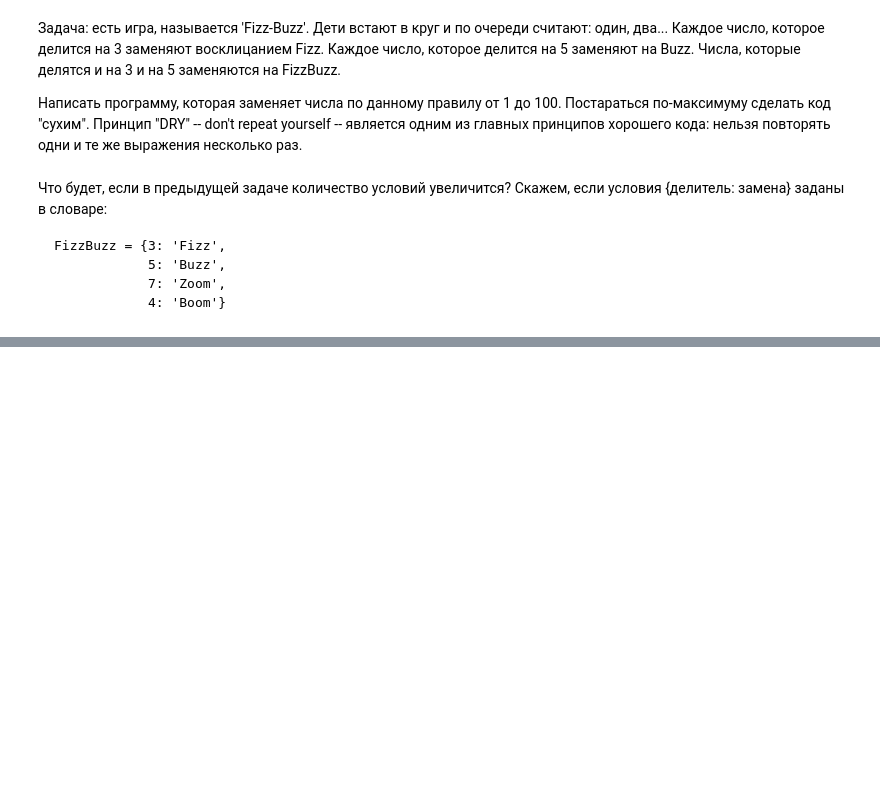
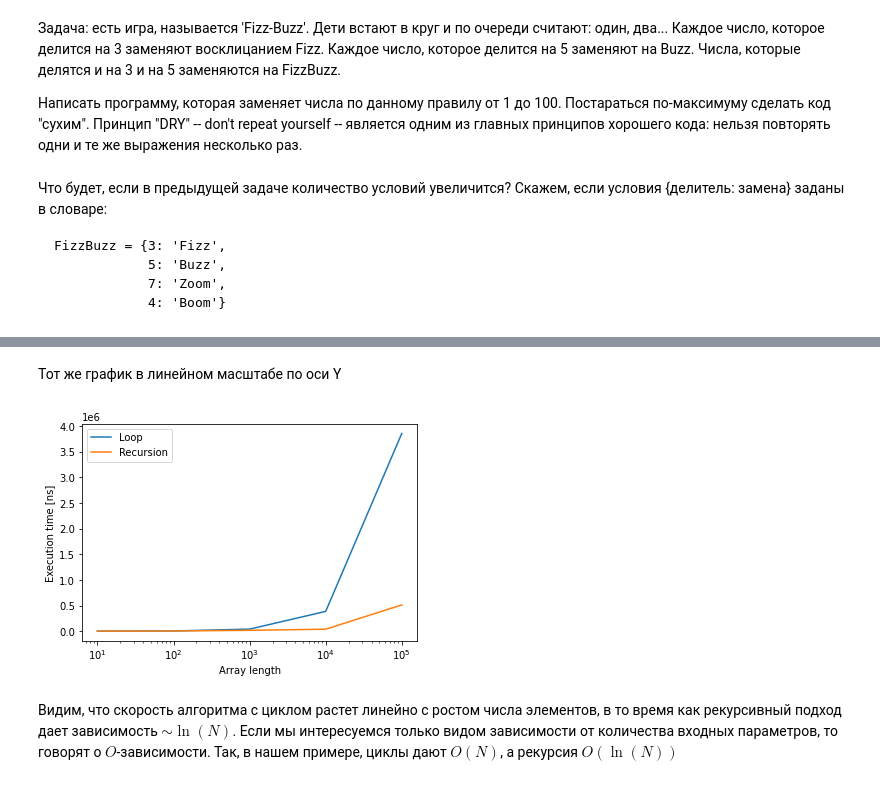
Before and after one commit to MStolpovskiy/PythonBasics, a Jupyter notebook: pb03_functions.ipynb, the cells around one changed output, grey strips where cells are left out. Saved outputs shown, nothing was run; the diff lists cells and outputs as text; code cells hidden in the pictures; blank space fills up the shorter version.

```diff
--- a/pb03_functions.ipynb
+++ b/pb03_functions.ipynb
@@ -187,0 +242,10 @@
+# %%
+def search_with_loop(number, array):
+    for i, el in enumerate(array):
+        if number > el:
+            continue
+        elif number == el:
+            return i
+        else:
+            break
+    return -1
@@ -187,0 +372,15 @@
+# %% [markdown]
+Тот же график в линейном масштабе по оси Y
+# %%
+plt.plot(ar_n_elements, t_loop, label='Loop')
+plt.plot(ar_n_elements, t_rec, label='Recursion')
+plt.legend()
+plt.xscale('log')
+# plt.yscale('log')
+plt.xlabel('Array length')
+plt.ylabel('Execution time [ns]')
+plt.show()
+# %% [output]
+[figure, added]
+# %% [markdown]
+Видим, что скорость алгоритма с циклом растет линейно с ростом числа элементов, в то время как рекурсивный подход дает зависимость $\sim \ln(N)$. Если мы интересуемся только видом зависимости от количества входных параметров, то говорят о $O$-зависимости. Так, в нашем примере, циклы дают $O(N)$, а рекурсия $O(\ln(N))$
```
Also changed, not shown: parts of 21 cells of this notebook.
